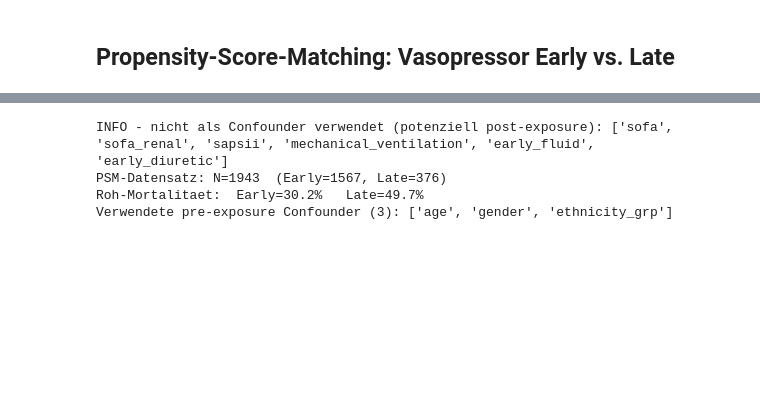
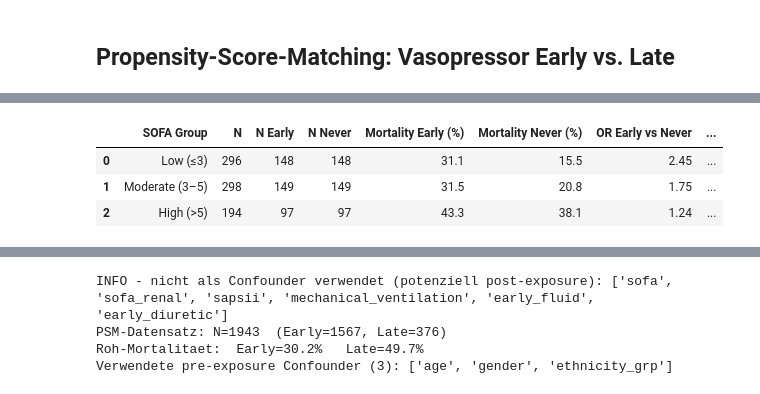
Before and after one commit to SimonKossack/mimiciii-BioMedicalProject, a Jupyter notebook: report_abgabe/nieren/07_saps2_presentation_only.ipynb, the cells around one changed output, grey strips where cells are left out. Cells and saved outputs as stored; diff of their text form; code cells hidden in the pictures; blank space fills up the shorter version.

```diff
--- a/report_abgabe/nieren/07_saps2_presentation_only.ipynb
+++ b/report_abgabe/nieren/07_saps2_presentation_only.ipynb
@@ -1768,0 +2408,76 @@ OR Late vs Early: 1.48 (95% CI 0.98-2.22, p=0.06193)
+# %%
+# --- Subgruppenanalyse nach SOFA Total Score (Early vs Never) ---
+import statsmodels.api as sm
+
+if "df_early_never_matched" not in globals() or df_early_never_matched.empty:
+    print("Bitte zuerst Early vs Never Matching durchführen.")
+else:
+    df_sofa_en = df_early_never_matched.copy()
+    sofa_total_col = f"sofa_total_{lm_h}h"
+
+    if sofa_total_col not in df_sofa_en.columns:
+        print(f"Spalte {sofa_total_col} nicht gefunden.")
+    else:
+        # SOFA Total in Tertilen splitten
+        sofa_vals = pd.to_numeric(df_sofa_en[sofa_total_col], errors="coerce")
+        sofa_q33 = sofa_vals.quantile(0.33)
+        sofa_q67 = sofa_vals.quantile(0.67)
+
+        df_sofa_en["sofa_group"] = "Unknown"
+        df_sofa_en.loc[sofa_vals <= sofa_q33, "sofa_group"] = f"Low (≤{sofa_q33:.0f})"
+        df_sofa_en.loc[(sofa_vals > sofa_q33) & (sofa_vals <= sofa_q67), "sofa_group"] = f"Moderate ({sofa_q33:.0f}–{sofa_q67:.0f})"
+        df_sofa_en.loc[sofa_vals > sofa_q67, "sofa_group"] = f"High (>{sofa_q67:.0f})"
+
+        print(f"\n=== Early vs Never stratified by SOFA Total ({lm_h}h) ===")
+        print(f"SOFA Low (≤33%): ≤{sofa_q33:.1f}")
+        print(f"SOFA Moderate (33–67%): {sofa_q33:.1f}–{sofa_q67:.1f}")
+        print(f"SOFA High (>67%): >{sofa_q67:.1f}\n")
+
+        rows_sofa_en = []
+
+        for grp in [f"Low (≤{sofa_q33:.0f})", f"Moderate ({sofa_q33:.0f}–{sofa_q67:.0f})", f"High (>{sofa_q67:.0f})"]:
+            df_g = df_sofa_en[df_sofa_en["sofa_group"] == grp].copy()
+            df_g = df_g.dropna(subset=["treated_en", "hospital_mortality"])
+
+            if df_g.empty or df_g["treated_en"].nunique() < 2:
+                continue
+
+            n_total = len(df_g)
+            n_early = int((df_g["treated_en"] == 1).sum())  # treated_en: 1=Early
+            n_never = int((df_g["treated_en"] == 0).sum())  # treated_en: 0=Never
+
+            if n_early == 0 or n_never == 0:
+                continue
+
+            mort_early = 100 * df_g.loc[df_g["treated_en"] == 1, "hospital_mortality"].mean()
+            mort_never = 100 * df_g.loc[df_g["treated_en"] == 0, "hospital_mortality"].mean()
+
+            try:
+                X_g = sm.add_constant(df_g["treated_en"].astype(int).values)
+                y_g = df_g["hospital_mortality"].astype(float).values
+                model_g = sm.Logit(y_g, X_g).fit(disp=False)
+                or_g = float(np.exp(model_g.params[1]))
+                conf_g = model_g.conf_int()
+                ci_g = np.exp(conf_g.iloc[1].values) if hasattr(conf_g, "iloc") else np.exp(conf_g[1])
+                p_g = float(model_g.pvalues[1])
+                ci_str = f"{ci_g[0]:.2f}-{ci_g[1]:.2f}"
+                p_str = f"{p_g:.4g}"
+            except Exception as e:
+                or_g, ci_str, p_str = np.nan, "NA", "NA"
+
+            rows_sofa_en.append({
+                "SOFA Group": grp,
+                "N": n_total,
+                "N Early": n_early,
+                "N Never": n_never,
+                "Mortality Early (%)": round(mort_early, 1),
+                "Mortality Never (%)": round(mort_never, 1),
+                "OR Early vs Never": round(or_g, 2) if pd.notna(or_g) else np.nan,
+                "95% CI": ci_str,
+                "p": p_str,
+            })
+
+        df_sofa_en_effects = pd.DataFrame(rows_sofa_en)
+        print("SOFA Total Subgroups (Early vs Never, Landmark 6h)")
+        display(df_sofa_en_effects)
+# %% [output]
@@ -1768,0 +2490,4 @@ OR Late vs Early: 1.48 (95% CI 0.98-2.22, p=0.06193)
+|  | SOFA Group | N | N Early | N Never | Mortality Early (%) | Mortality Never (%) | OR Early vs Never | ... |
+| 0 | Low (≤3) | 296 | 148 | 148 | 31.1 | 15.5 | 2.45 | ... |
+| 1 | Moderate (3–5) | 298 | 149 | 149 | 31.5 | 20.8 | 1.75 | ... |
+| 2 | High (>5) | 194 | 97 | 97 | 43.3 | 38.1 | 1.24 | ... |
```
Also changed, not shown: parts of 46 cells of this notebook, 3 other files.
